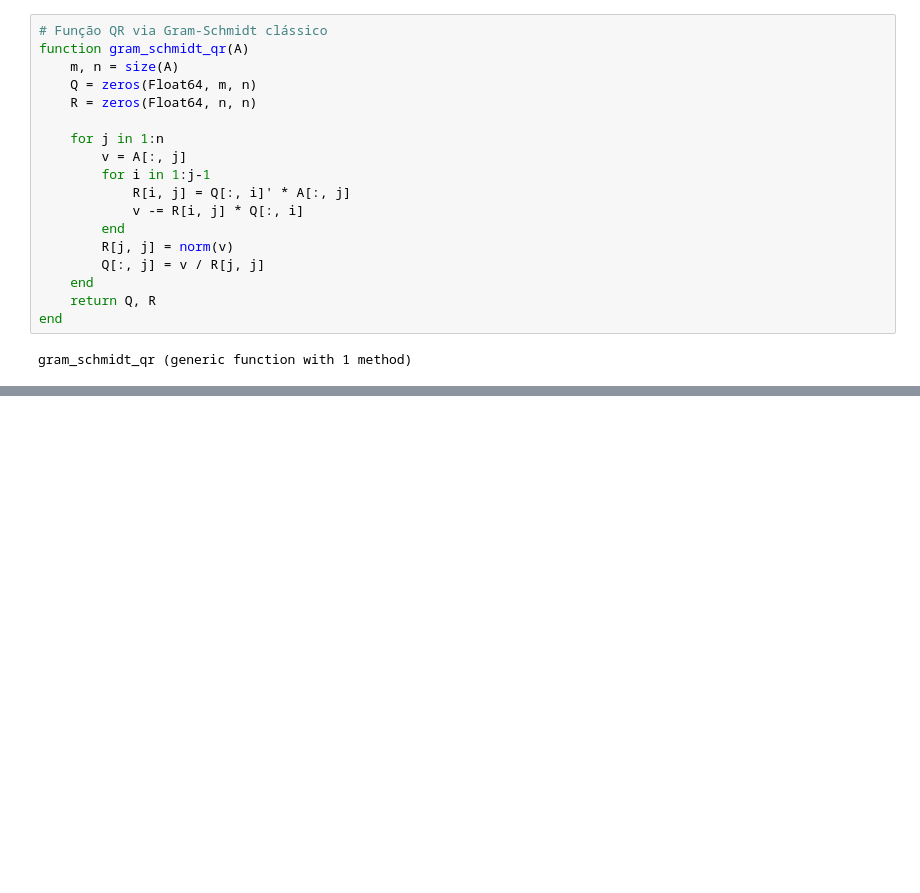
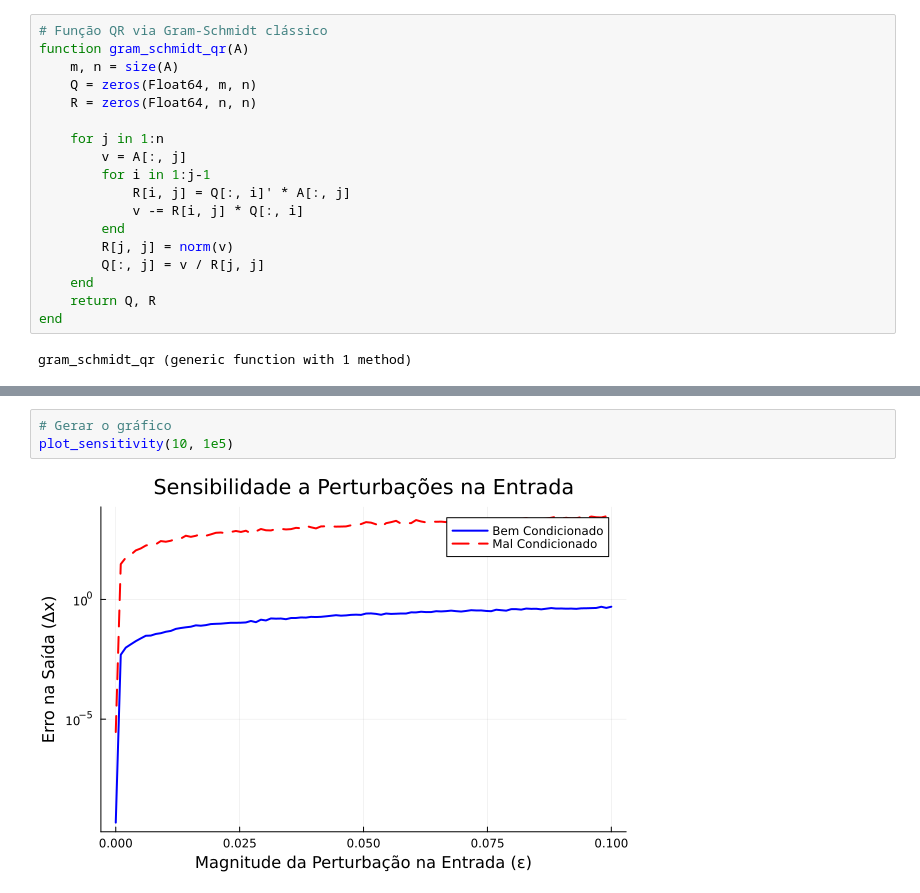
Before and after one commit to MDuqi/Condicionamento-e-Estabilidade, a Jupyter notebook: Householder_Stability.ipynb, the cells around one changed output, grey strips where cells are left out. Drawn from its saved outputs; the diff is of its cells as text; blank space fills up the shorter version.

```diff
--- a/Householder_Stability.ipynb
+++ b/Householder_Stability.ipynb
@@ -136 +211,6 @@ Q é ortogonal? true
+# %%
+# Gerar o gráfico
+plot_sensitivity(10, 1e5)
+# %% [output]
+[figure, added]
 # %%
```
Also changed, not shown: parts of 18 cells of this notebook.
